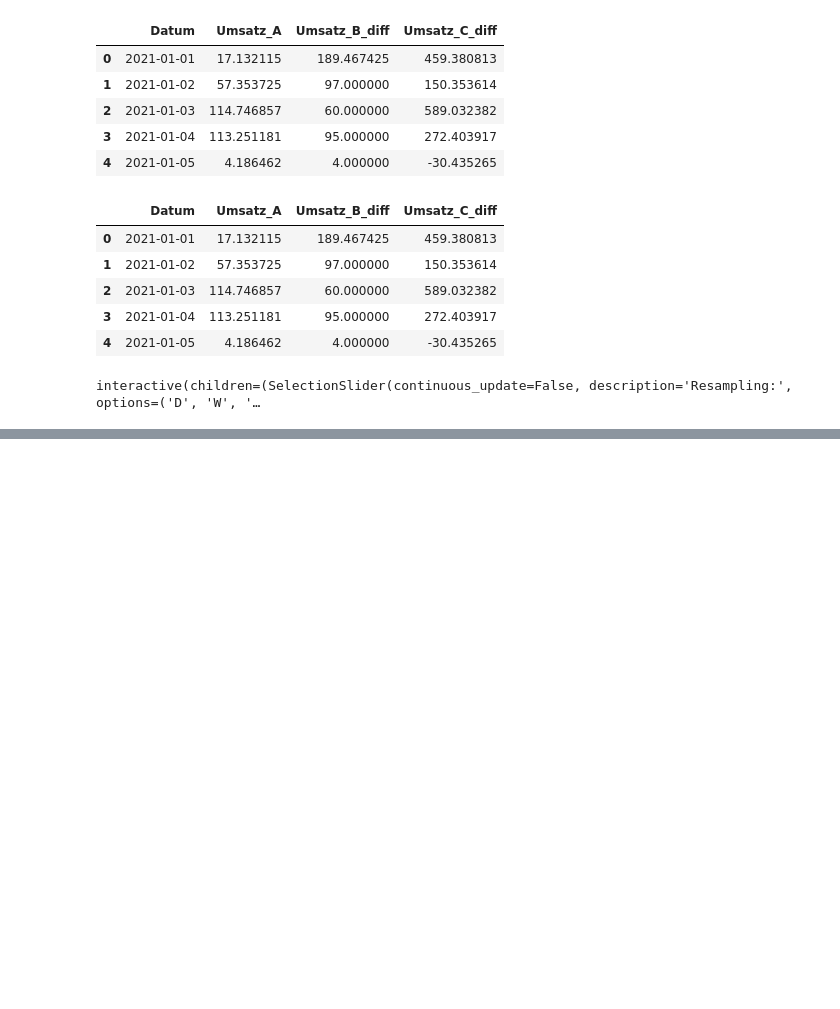
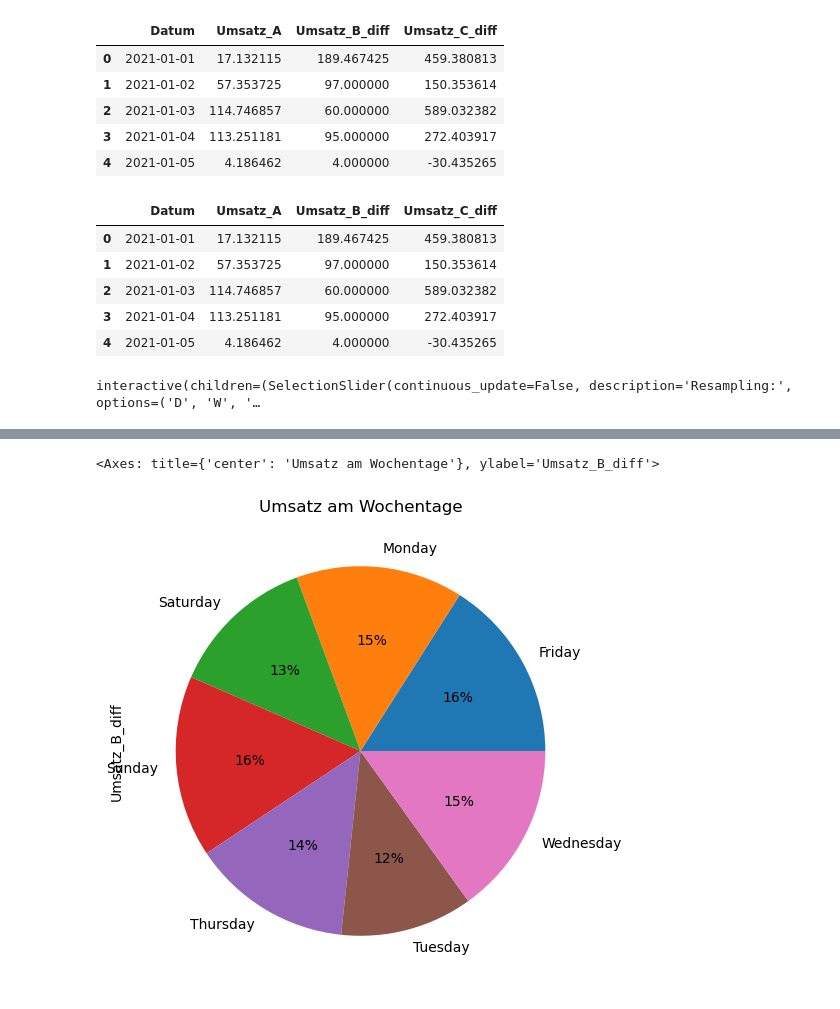
Before and after one commit to Wolfhardt/Praxisprojekt_Modul_2.2_Breakout2, a Jupyter notebook: Visual_Ausland.ipynb, the cells around one changed output, grey strips where cells are left out. Drawn from its saved outputs; the diff is of its cells as text; code cells hidden in the pictures; blank space fills up the shorter version.

```diff
--- a/Visual_Ausland.ipynb
+++ b/Visual_Ausland.ipynb
@@ -70,0 +101,10 @@ interactive(children=(SelectionSlider(continuous_update=False, description='Resa
+# %%
+ausland_wochentage.groupby(['Wochentag']).sum () \
+                                        .plot(kind='pie', \
+                                            y='Umsatz_B_diff', \
+                                            autopct='%1.0f%%', \
+                                            legend=False, \
+                                            title='Umsatz am Wochentage')
+# %% [output]
+<Axes: title={'center': 'Umsatz am Wochentage'}, ylabel='Umsatz_B_diff'>
+[figure, added]
```
Also changed, not shown: parts of 7 cells of this notebook.
